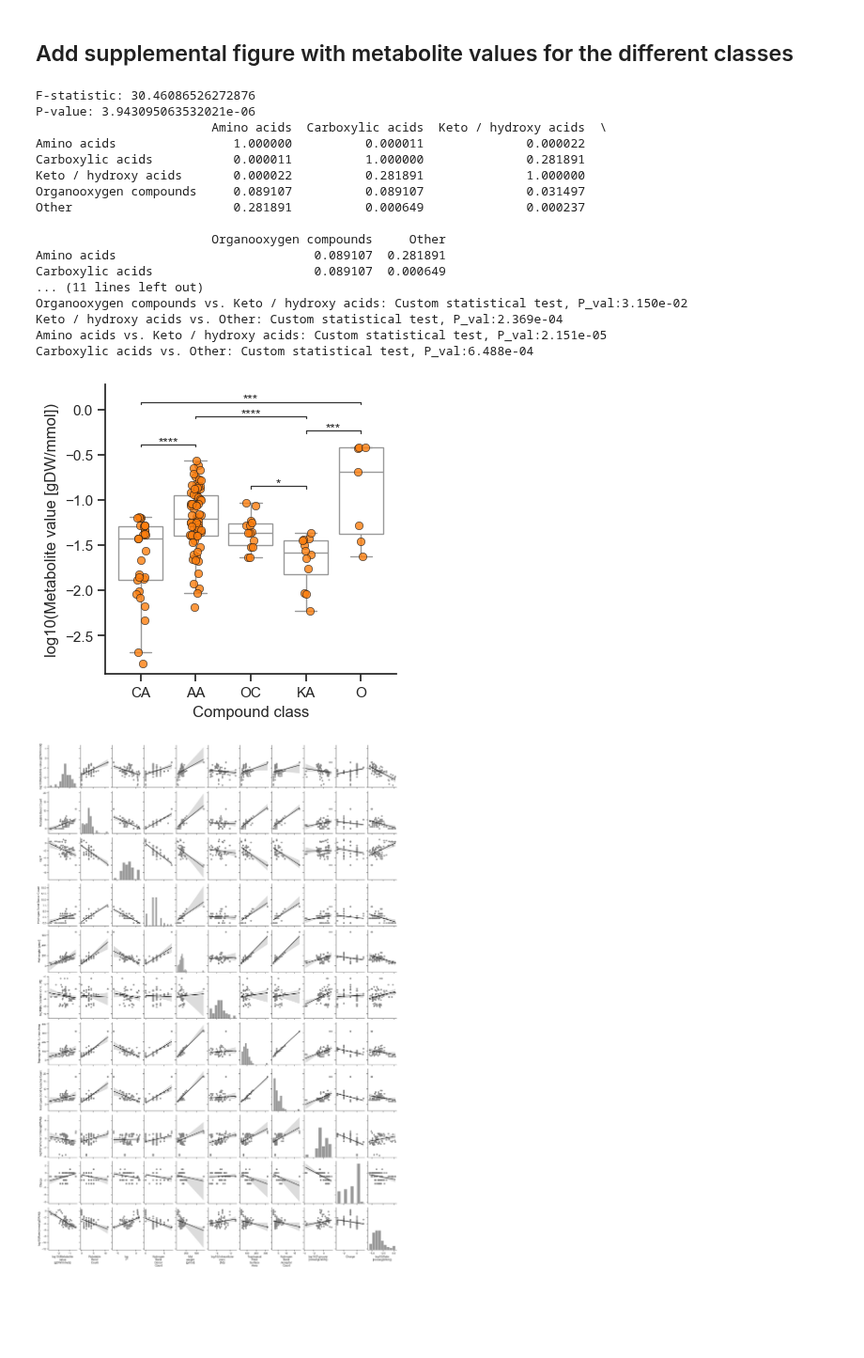
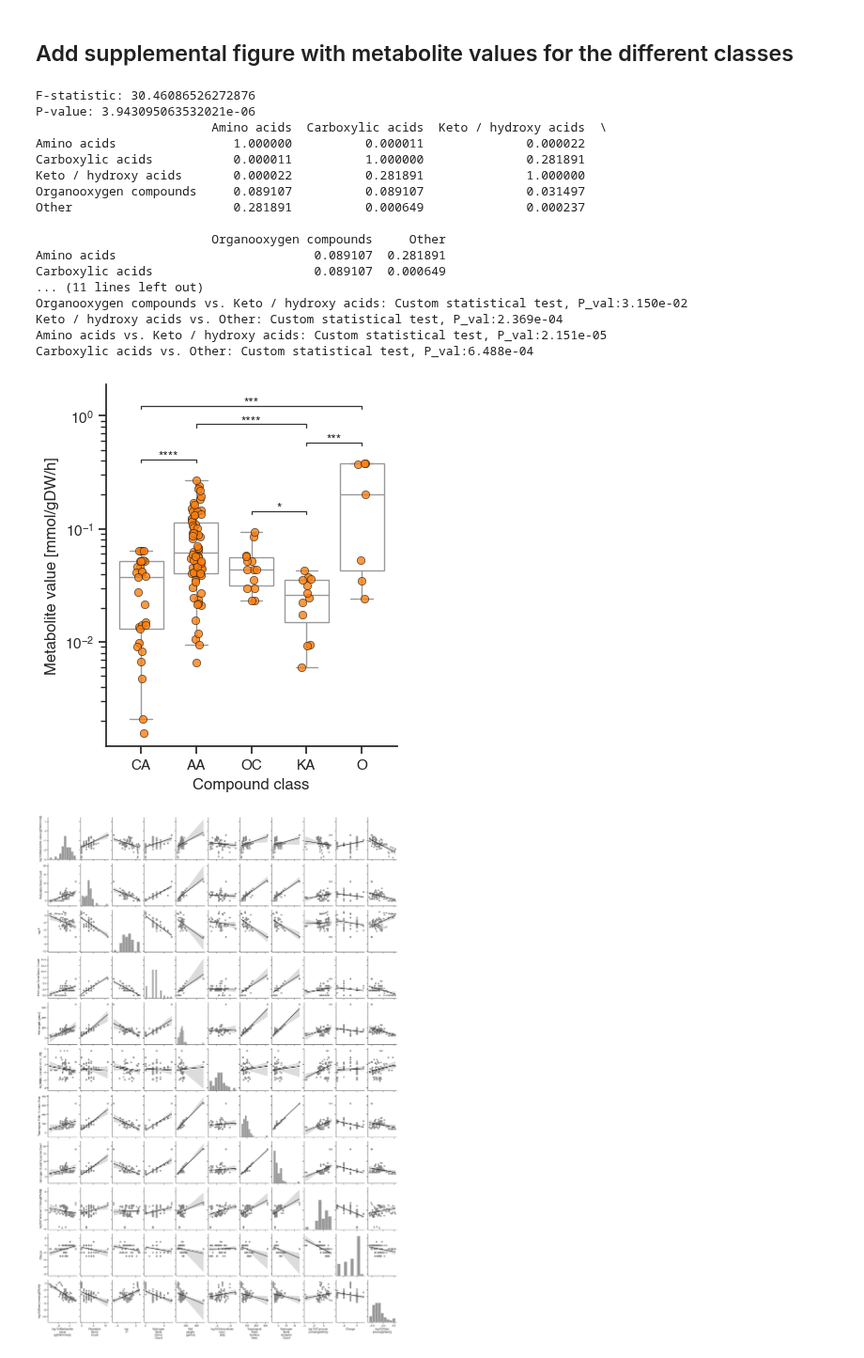
Before and after one commit to sulheim/metabolite-release, a Jupyter notebook: notebooks/1_release_rates/4_div/4D_make_figure_2.ipynb, the cells around one changed output. Shown at 94% size. Saved outputs shown, nothing was run; the diff lists cells and outputs as text; code cells hidden in the pictures; blank space fills up the shorter version.

```diff
--- a/notebooks/1_release_rates/4_div/4D_make_figure_2.ipynb
+++ b/notebooks/1_release_rates/4_div/4D_make_figure_2.ipynb
@@ -14,6 +14,10 @@ sns.set_theme(font_scale = 1, style = 'ticks')
 from scikit_posthocs import posthoc_dunn, posthoc_conover
 from statannotations.Annotator import Annotator
 import itertools
+# %%
+plt.rcParams['font.family'] = 'sans-serif'
+plt.rcParams['font.sans-serif'] = 'Helvetica'
+plt.rcParams['font.monospace'] = 'Courier New'
 # %%
 git_folder = Path('../../..')
 figure_folder = git_folder / 'Figures'
@@ -132,7 +136,7 @@ summary_df = res.summary2().tables[1]  # Extract the coefficients table as a Dat
 summary_df.to_csv(figure_folder / 'ols_summary_value_group_charge.csv')
 # %%
 
-fig, ax = plt.subplots(1, figsize = (4,4))
+fig, ax = plt.subplots(1, figsize = (4,5))
 # ax.barh(y = np.arange(i+1), width = r_squared_list)
 # ax.set_yticks(np.arange(i+1), x_axis_list)
 # df_r2 = pd.DataFrame()
@@ -142,7 +146,7 @@ fig, ax = plt.subplots(1, figsize = (4,4))
 
 # Replace 'log10' in the 'Parameter' column with LaTeX-style formatting
 df_r2['Parameter name'] = df_r2['Parameter'].str.replace('log10', r'$\log_{10}$', regex=False)
-df_r2.replace({'Parameter name': {r'$\log_{10}$(Metabolite value [gDW/mmol])': r'$\log_{10}$(Met. value)',
+df_r2.replace({'Parameter name': {r'$\log_{10}$(Metabolite value [gDW/mmol])': r'$\log_{10}$(Metabolite value)',
                                   'Mol weight [g/mol]': 'Mol weight',
                                   r'$\log_{10}$(Intracellular conc. [M])': r'$\log_{10}$(Intracellular concentration)',
                                    r'$\log_{10}$(Turnover [mmol/gDW/h])':  r'$\log_{10}$(Turnover)',}}, inplace=True),
@@ -823,7 +827,7 @@ for i, xaxis in enumerate(plot_parameters):
         )
 
         annotator.set_pvalues_and_annotate(p_values)
-        ax.annotate(fr'$R^2$ = {r2_dict[xaxis]:.2f}', (0.01, 0.01), xycoords = 'axes fraction', ha = 'left', va = 'bottom')
+        ax.annotate(f'$R^2$ = {r2_dict[xaxis]:.2f}', (0.01, 0.01), xycoords = 'axes fraction', ha = 'left', va = 'bottom')
 
         if xaxis == 'Compound class':
             ax.set_xticklabels([short_cclass[x.get_text()] for x in ax.get_xticklabels()],size = 11)
@@ -870,7 +874,7 @@ for i, xaxis in enumerate(plot_parameters):
 
         slope, intercept, rvalue, pvalue, _ = linregress(df_mean.loc[idx, xaxis].values, df_mean.loc[idx, logyaxis].values)
         # ax.annotate(fr'$\rho$ = {rvalue:.2f}', (0.6, 0.9), xycoords = 'axes fraction')
-        ax.annotate(fr'$R^2$ = {r2_dict[xaxis]:.2f}, $P$ = {pvalue:.0e}', (0.01, 0.01), xycoords = 'axes fraction', ha = 'left', va = 'bottom')
+        ax.annotate(f'$R^2$ = {r2_dict[xaxis]:.2f}, $P$ = {pvalue:.0e}', (0.01, 0.01), xycoords = 'axes fraction', ha = 'left', va = 'bottom')
         ax.set_xlabel(ax.get_xlabel().replace('log10', r'$\rm{log_{10}}$'),size = 12)
     ax.set_ylabel("")
 
@@ -925,20 +930,21 @@ Galactose vs. L-alanine: Custom statistical test, P_val:1.192e-02
 ## Add supplemental figure with metabolite values for the different classes
 # %%
 
-fig, ax = plt.subplots(1, figsize = (4,4))#,sharey=True)
+fig, ax = plt.subplots(1, figsize = (4,5))#,sharey=True)
 
 cmap = plt.get_cmap('tab20')
 color_dict = {xaxis:cmap(i) for i, xaxis in enumerate(df_r2.Parameter)}
 # color = color_dict[xaxis]
 xaxis = 'Compound class'
-yaxis = 'log10(Metabolite value [gDW/mmol])'
-idx = (df_mean.Species=='E. coli')&(df_mean.Dataset != 'Vila-23')&df_mean[[xaxis,yaxis]].notna().all(axis = 1)
+logyaxis = 'log10(Metabolite value [gDW/mmol])'
+yaxis = 'Metabolite value [gDW/mmol]'
+idx = (df_mean.Species=='E. coli')&(df_mean.Dataset != 'Vila-23')&df_mean[[xaxis,logyaxis]].notna().all(axis = 1)
 # Statistical test
 data = []
 compound_classes = df_mean.loc[idx, xaxis].unique()
 for c1 in compound_classes:
     dfmc = df_mean.loc[idx&(df_mean_ecoli[xaxis] == c1)]
-    data.append(dfmc[yaxis].values)
+    data.append(dfmc[logyaxis].values)
 # Perform one-way ANOVA
 f_stat, p_value = st.kruskal(*data)
 
@@ -947,7 +953,7 @@ print(f"F-statistic: {f_stat}")
 print(f"P-value: {p_value}")
 
 # Posthoc analyses
-posthoc_results = posthoc_conover(df_mean.loc[idx], val_col=yaxis, group_col=xaxis, p_adjust='fdr_bh')#'bonferroni'
+posthoc_results = posthoc_conover(df_mean.loc[idx], val_col=logyaxis, group_col=xaxis, p_adjust='fdr_bh')#'bonferroni'
 print(posthoc_results)
 
 # Define pairs for comparisons
@@ -956,11 +962,12 @@ p_values = [posthoc_results.at[pair[0], pair[1]]for pair in pairs]
 
 
 sns.boxplot(data = df_mean.loc[idx], x = xaxis, y = yaxis, color='w',
-            ax = ax, fliersize=0,
+            ax = ax, fliersize=0, log_scale= True,
             # order = ['Carboxylic acids', 'Amino acids', 'Other', 'Keto / hydroxy acids', 'Organooxygen compounds']
             )
 sns.stripplot(data = df_mean.loc[idx], x = xaxis, y = yaxis,
-                color=cmap(2), ax = ax, alpha = 0.8, edgecolor='k', linewidth=0.5, s=6)
+                color=cmap(2), ax = ax, alpha = 0.8, edgecolor='k', linewidth=0.5, s=6,
+                log_scale= True)
 
 # Add statistical annotations
 annotator = Annotator(ax, pairs, data=df_mean.loc[idx], x=xaxis, y=yaxis)
@@ -978,36 +985,37 @@ annotator.configure(
 )
 
 annotator.set_pvalues_and_annotate(p_values)
 if xaxis == 'Compound class':
     ax.set_xticklabels([short_cclass[x.get_text()] for x in ax.get_xticklabels()],size = 11)
 else:
     ax.set_xticklabels([x.get_text() for x in ax.get_xticklabels()],size = 11, rotation = 45)
     ax.set_xlabel('')
-
+# ax.set_yscale('log')
+ax.set_ylabel('Metabolite value [mmol/gDW/h]', size = 12)
 # fig.supylabel(r'$\rm{log_{10}}$(Metabolite release rate [mmol/gDW/h])', size = 12)
 sns.despine()
 # plt.subplots_adjust(left = 0.08, wspace=0.2, hspace=0.4, right = 1.02, top = 0.9, bottom = 0.1)
 plt.savefig(figure_folder/'metabolite_value_different_classes.pdf', bbox_inches='tight')
-plt.savefig(figure_folder/'metabolite_value_different_classes.png', bbox_inches='tight', dpi = 300)
+# plt.savefig(figure_folder/'metabolite_value_different_classes.png', bbox_inches='tight', dpi = 300)
 # %% [output]
 F-statistic: 30.46086526272876
 P-value: 3.943095063532021e-06
                         Amino acids  Carboxylic acids  Keto / hydroxy acids  \
 Amino acids                1.000000          0.000011              0.000022
 Carboxylic acids           0.000011          1.000000              0.281891
 Keto / hydroxy acids       0.000022          0.281891              1.000000
 Organooxygen compounds     0.089107          0.089107              0.031497
 Other                      0.281891          0.000649              0.000237
 
                         Organooxygen compounds     Other
 Amino acids                           0.089107  0.281891
 Carboxylic acids                      0.089107  0.000649
 ... (11 lines left out)
 Organooxygen compounds vs. Keto / hydroxy acids: Custom statistical test, P_val:3.150e-02
 Keto / hydroxy acids vs. Other: Custom statistical test, P_val:2.369e-04
 Amino acids vs. Keto / hydroxy acids: Custom statistical test, P_val:2.151e-05
 Carboxylic acids vs. Other: Custom statistical test, P_val:6.488e-04
-[figure, old version]
+[figure, new version]
 # %%
 # Filter numeric columns from plot_parameters
 numeric_plot_parameters = df_mean[plot_parameters].select_dtypes(include=['float64', 'int64']).columns.tolist() + ['log10(Rate [mmol/gDW/h])']
```
Also changed, not shown: parts of 11 cells of this notebook, 7 other files.
